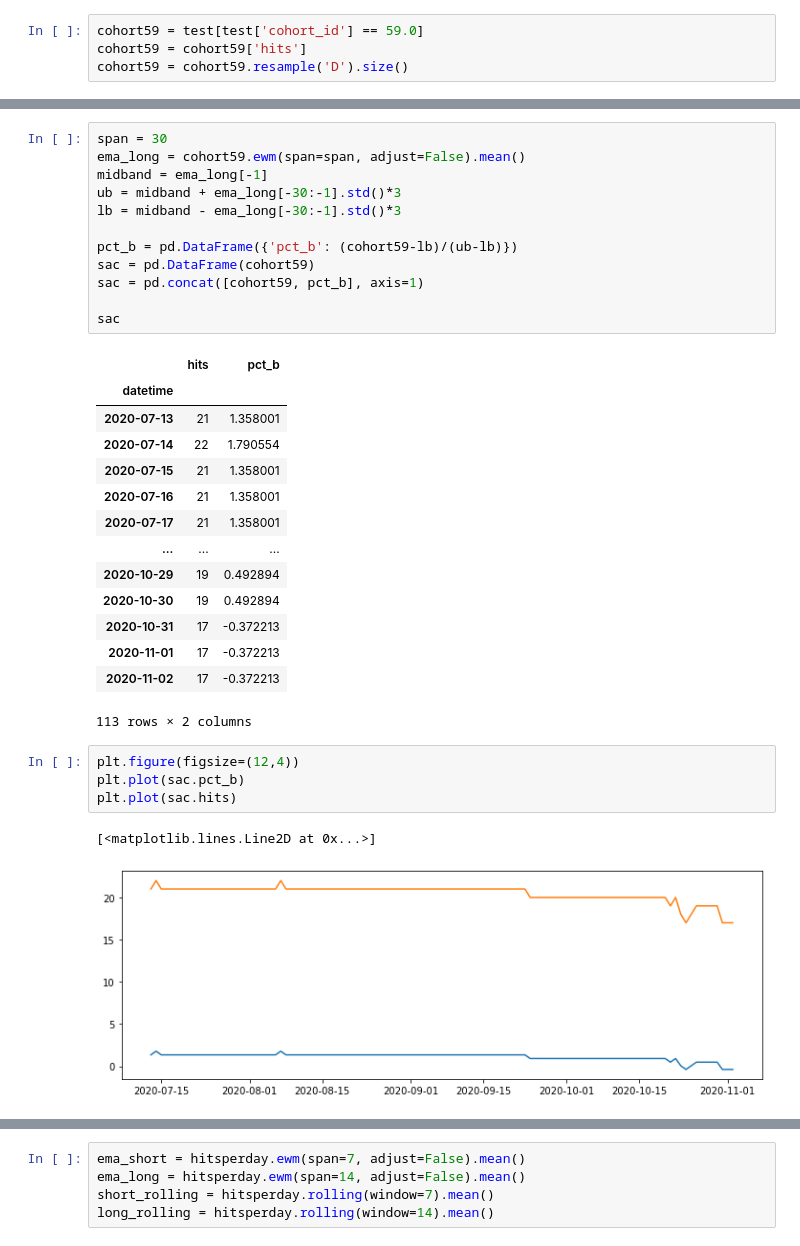
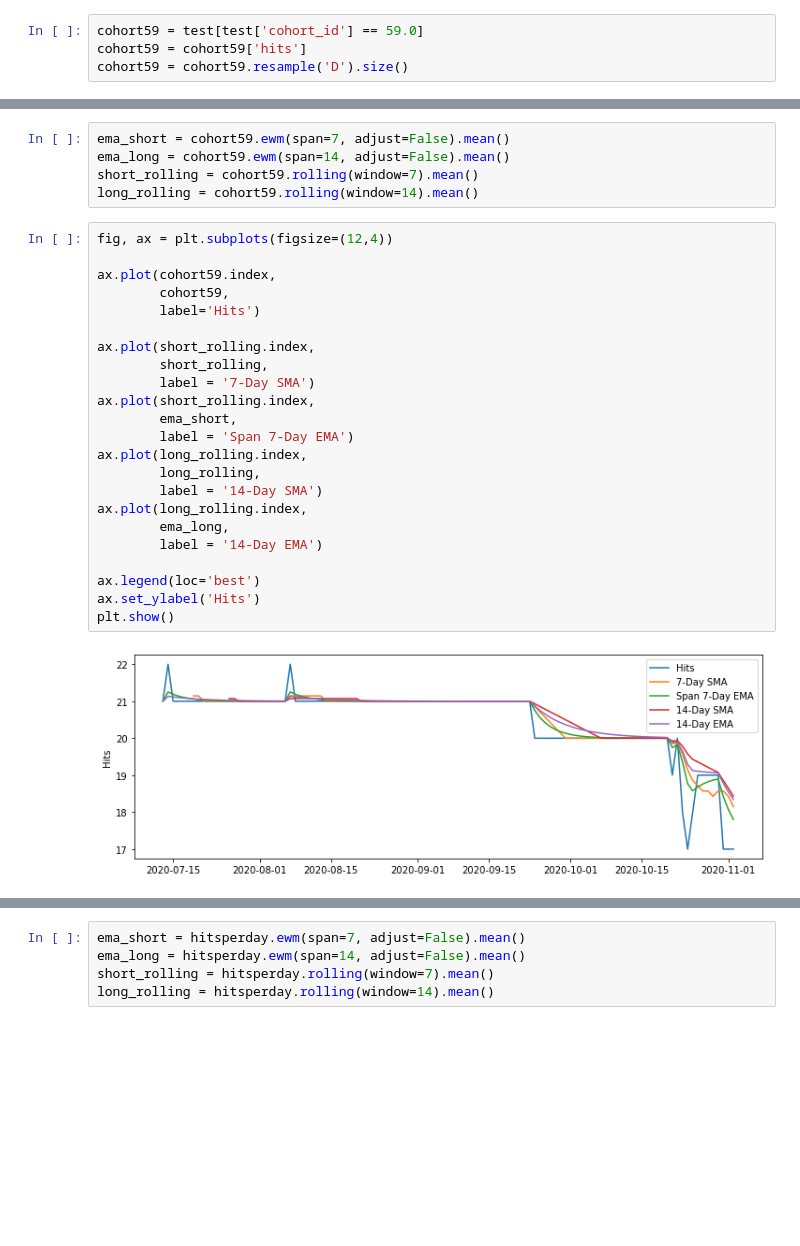
Before and after one commit to datastraine/anomaly-detection-exercises, a Jupyter notebook: time_series_anomaly_detection.ipynb, the cells around one changed output, grey strips where cells are left out. Saved outputs shown, nothing was run; the diff lists cells and outputs as text; blank space fills up the shorter version.

Commit message:
corey helped me figure out what was off yay corey!

```diff
--- a/time_series_anomaly_detection.ipynb
+++ b/time_series_anomaly_detection.ipynb
@@ -364,34 +347,30 @@ Freq: D, Name: hits, Length: 113, dtype: float64
-# %%
-span = 30
-ema_long = cohort59.ewm(span=span, adjust=False).mean()
-midband = ema_long[-1]
-ub = midband + ema_long[-30:-1].std()*3
-lb = midband - ema_long[-30:-1].std()*3
-
-pct_b = pd.DataFrame({'pct_b': (cohort59-lb)/(ub-lb)})
-sac = pd.DataFrame(cohort59)
-sac = pd.concat([cohort59, pct_b], axis=1)
-
-sac
-# %% [output]
-|  | hits | pct_b |
-| datetime |  |  |
-| 2020-07-13 | 21 | 1.358001 |
-| 2020-07-14 | 22 | 1.790554 |
-| 2020-07-15 | 21 | 1.358001 |
-| 2020-07-16 | 21 | 1.358001 |
-| 2020-07-17 | 21 | 1.358001 |
-| ... | ... | ... |
-| 2020-10-29 | 19 | 0.492894 |
-| 2020-10-30 | 19 | 0.492894 |
-| 2020-10-31 | 17 | -0.372213 |
-| 2020-11-01 | 17 | -0.372213 |
-| 2020-11-02 | 17 | -0.372213 |
-113 rows × 2 columns
-# %%
-plt.figure(figsize=(12,4))
-plt.plot(sac.pct_b)
-plt.plot(sac.hits)
-# %% [output]
-[<matplotlib.lines.Line2D at 0x...>]
-[figure, removed]
+# %%
+ema_short = cohort59.ewm(span=7, adjust=False).mean()
+ema_long = cohort59.ewm(span=14, adjust=False).mean()
+short_rolling = cohort59.rolling(window=7).mean()
+long_rolling = cohort59.rolling(window=14).mean()
+# %%
+fig, ax = plt.subplots(figsize=(12,4))
+
+ax.plot(cohort59.index,
+        cohort59,
+        label='Hits')
+
+ax.plot(short_rolling.index,
+        short_rolling,
+        label = '7-Day SMA')
+ax.plot(short_rolling.index,
+        ema_short,
+        label = 'Span 7-Day EMA')
+ax.plot(long_rolling.index,
+        long_rolling,
+        label = '14-Day SMA')
+ax.plot(long_rolling.index,
+        ema_long,
+        label = '14-Day EMA')
+
+ax.legend(loc='best')
+ax.set_ylabel('Hits')
+plt.show()
+# %% [output]
+[figure, added]
```
Also changed, not shown: parts of 29 cells of this notebook.
